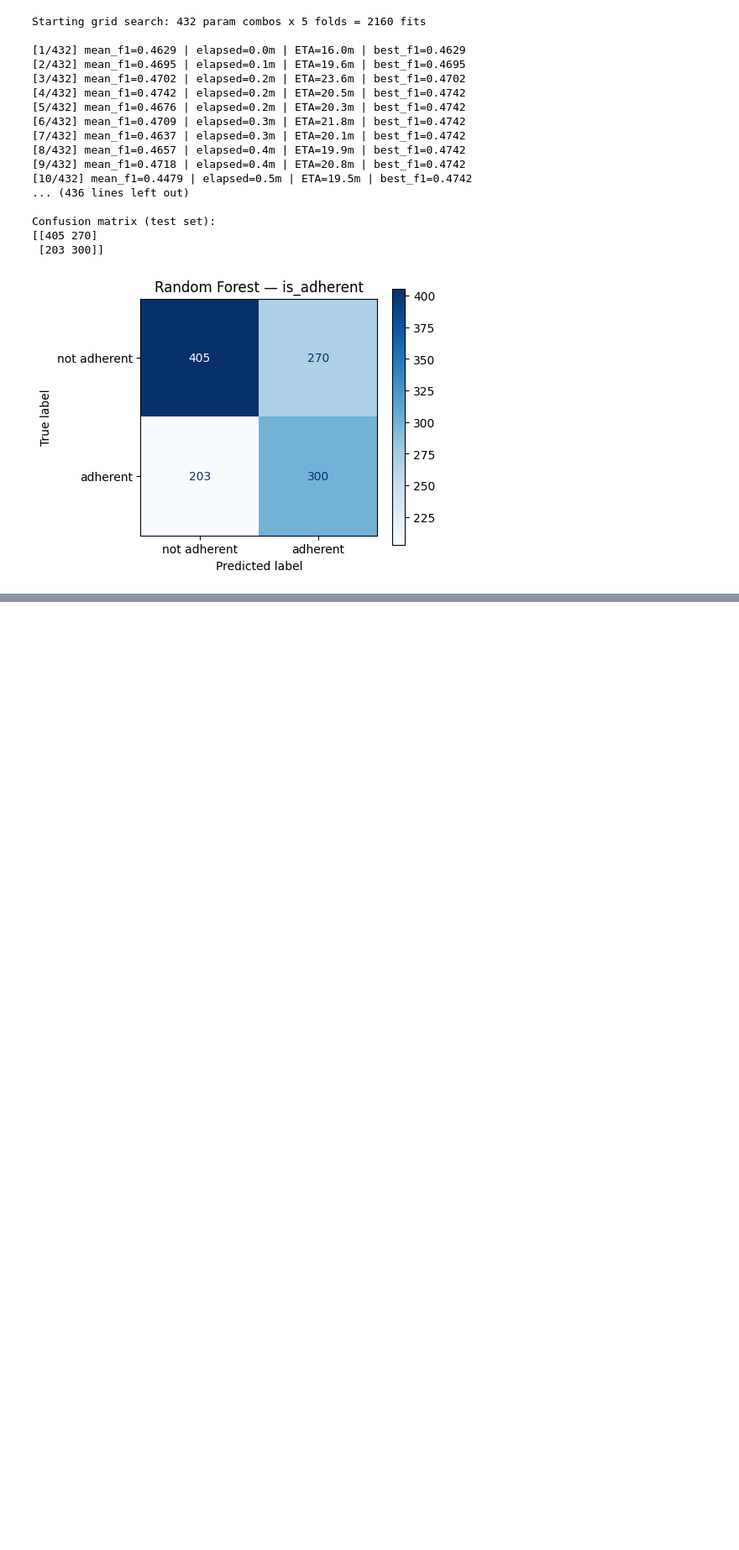
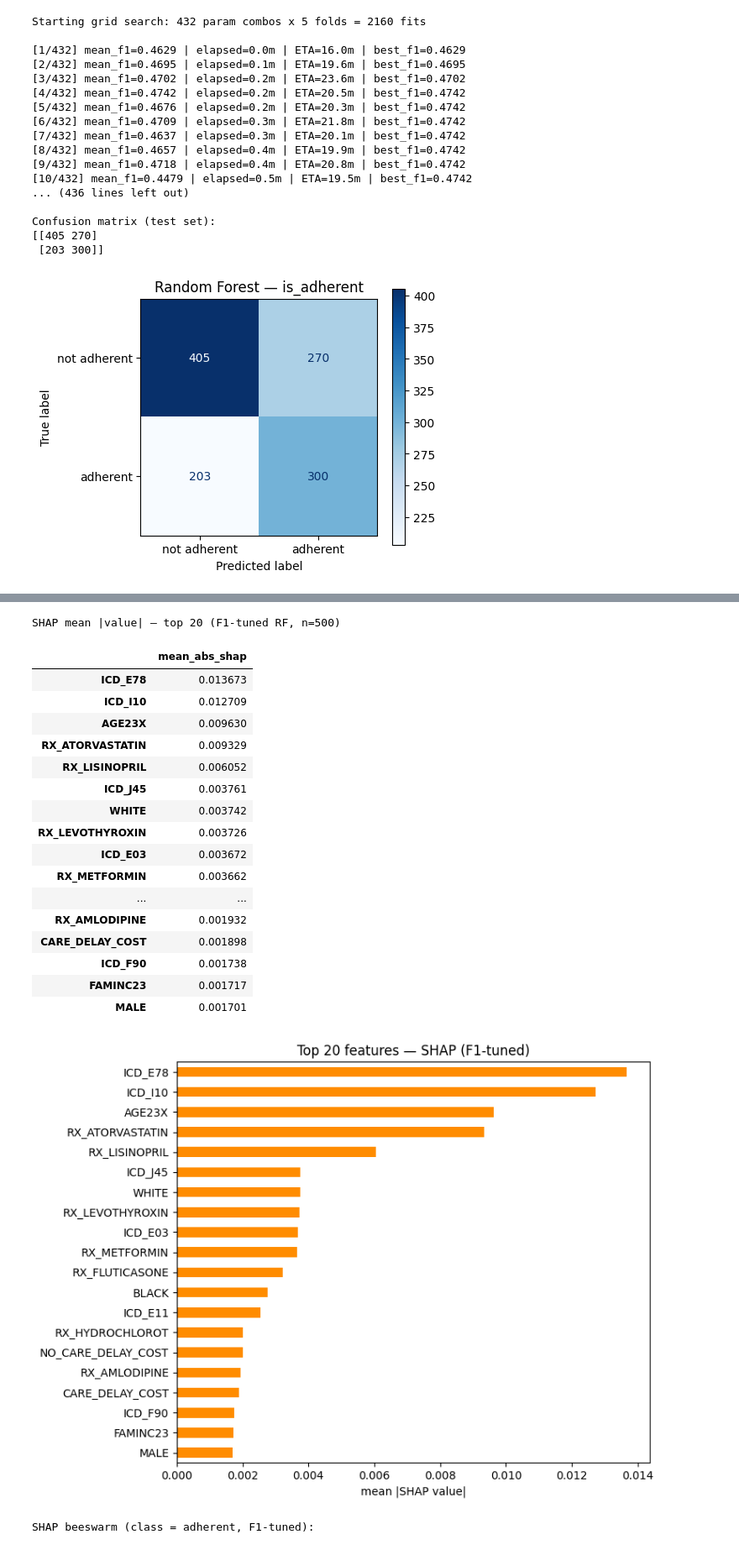
Before and after one commit to FrianaEngineer/Medical-Adherence, a Jupyter notebook: Notebooks/MEPS/2023_clean.ipynb, the cells around one changed output, grey strips where cells are left out. Shown at 84% size. Saved outputs shown, nothing was run; the diff lists cells and outputs as text; code cells hidden in the pictures; blank space fills up the shorter version.

```diff
--- a/Notebooks/MEPS/2023_clean.ipynb
+++ b/Notebooks/MEPS/2023_clean.ipynb
@@ -2365,0 +2512,59 @@ Confusion matrix (test set):
+# %%
+# F1-tuned RF — SHAP feature importance
+import shap
+
+SHAP_SAMPLE_F1 = 500  # edit
+
+X_shap_f1 = X_train.sample(n=min(SHAP_SAMPLE_F1, len(X_train)), random_state=RANDOM_STATE)
+
+explainer_f1 = shap.TreeExplainer(best_rf)
+shap_values_f1 = explainer_f1.shap_values(X_shap_f1)
+
+if isinstance(shap_values_f1, list):
+    shap_pos_f1 = shap_values_f1[1]
+elif getattr(shap_values_f1, "ndim", 0) == 3:
+    shap_pos_f1 = shap_values_f1[:, :, 1]
+else:
+    shap_pos_f1 = shap_values_f1
+
+mean_abs_shap_f1 = (
+    pd.Series(np.abs(shap_pos_f1).mean(axis=0), index=X_shap_f1.columns)
+    .sort_values(ascending=False)
+)
+
+print(f"SHAP mean |value| — top {TOP_N_F1} (F1-tuned RF, n={len(X_shap_f1)})")
+display(mean_abs_shap_f1.head(TOP_N_F1).to_frame("mean_abs_shap"))
+
+fig, ax = plt.subplots(figsize=(8, 6))
+mean_abs_shap_f1.head(TOP_N_F1).iloc[::-1].plot(kind="barh", ax=ax, color="darkorange")
+ax.set_xlabel("mean |SHAP value|")
+ax.set_title(f"Top {TOP_N_F1} features — SHAP (F1-tuned)")
+plt.tight_layout()
+plt.show()
+
+print("SHAP beeswarm (class = adherent, F1-tuned):")
+shap.summary_plot(shap_pos_f1, X_shap_f1, max_display=TOP_N_F1, show=False)
+plt.title("SHAP beeswarm — F1-tuned")
+plt.tight_layout()
+plt.show()
+# %% [output]
+SHAP mean |value| — top 20 (F1-tuned RF, n=500)
+|  | mean_abs_shap |
+| ICD_E78 | 0.013673 |
+| ICD_I10 | 0.012709 |
+| AGE23X | 0.009630 |
+| RX_ATORVASTATIN | 0.009329 |
+| RX_LISINOPRIL | 0.006052 |
+| ICD_J45 | 0.003761 |
+| WHITE | 0.003742 |
+| RX_LEVOTHYROXIN | 0.003726 |
+| ICD_E03 | 0.003672 |
+| RX_METFORMIN | 0.003662 |
+| ... | ... |
+| RX_AMLODIPINE | 0.001932 |
+| CARE_DELAY_COST | 0.001898 |
+| ICD_F90 | 0.001738 |
+| FAMINC23 | 0.001717 |
+| MALE | 0.001701 |
+[figure, added]
+SHAP beeswarm (class = adherent, F1-tuned):
```
Also changed, not shown: parts of 8 cells of this notebook.
